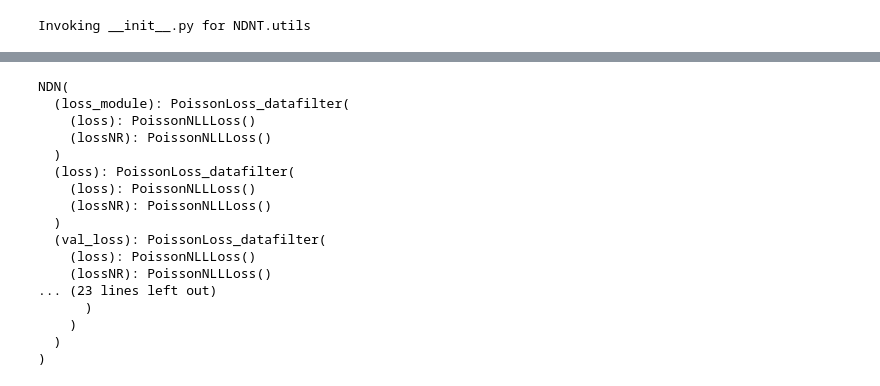
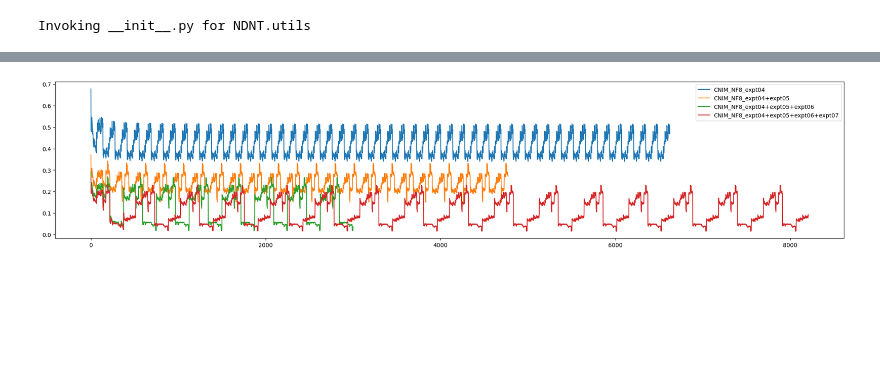
Before and after one commit to NeuroTheoryUMD/mattjac, a Jupyter notebook: v1/exp_CNIM.ipynb, the cells around one changed output, grey strips where cells are left out. Cells and saved outputs as stored; diff of their text form; code cells hidden in the pictures; blank space fills up the shorter version.

```diff
--- a/v1/exp_CNIM.ipynb
+++ b/v1/exp_CNIM.ipynb
@@ -20,24 +20,4 @@ for num_filters in [4,6,8]:
-# %%
-losses = e['CNIM_expt04'].losses
-len(losses)
-import matplotlib.pyplot as plt
-plt.plot(losses)
-plt.show()
-# %% [output]
-NDN(
-  (loss_module): PoissonLoss_datafilter(
-    (loss): PoissonNLLLoss()
-    (lossNR): PoissonNLLLoss()
-  )
-  (loss): PoissonLoss_datafilter(
-    (loss): PoissonNLLLoss()
-    (lossNR): PoissonNLLLoss()
-  )
-  (val_loss): PoissonLoss_datafilter(
-    (loss): PoissonNLLLoss()
-    (lossNR): PoissonNLLLoss()
-... (23 lines left out)
-      )
-    )
-  )
-)
+# %%
+e.plot_losses(trials=trials, figsize=(25,5))
+# %% [output]
+[figure, added]
```
Also changed, not shown: parts of 1 cell of this notebook, 8 other files.
